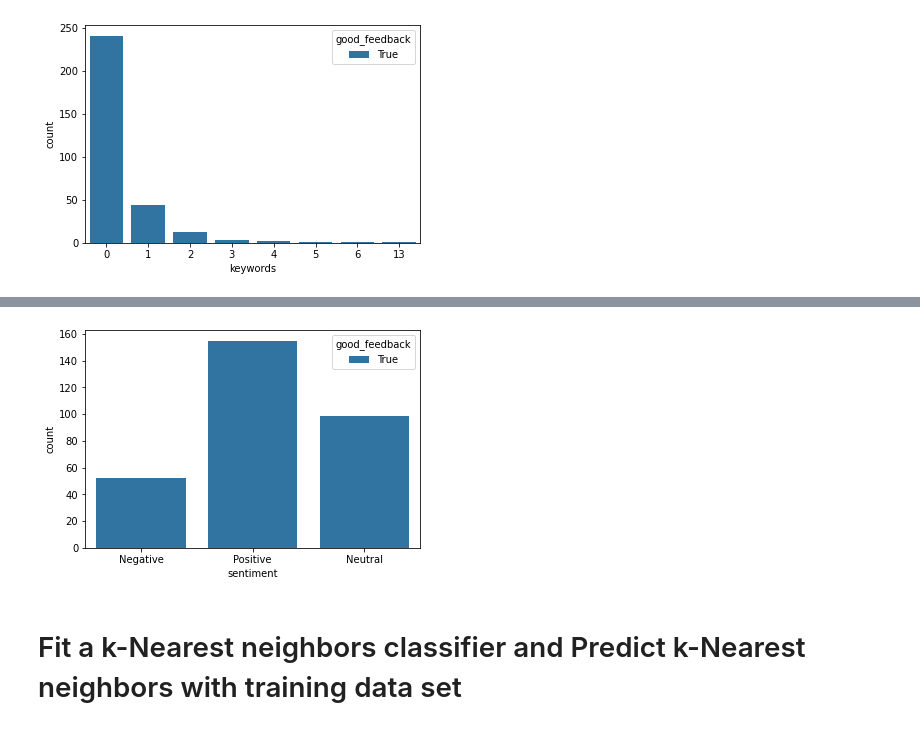
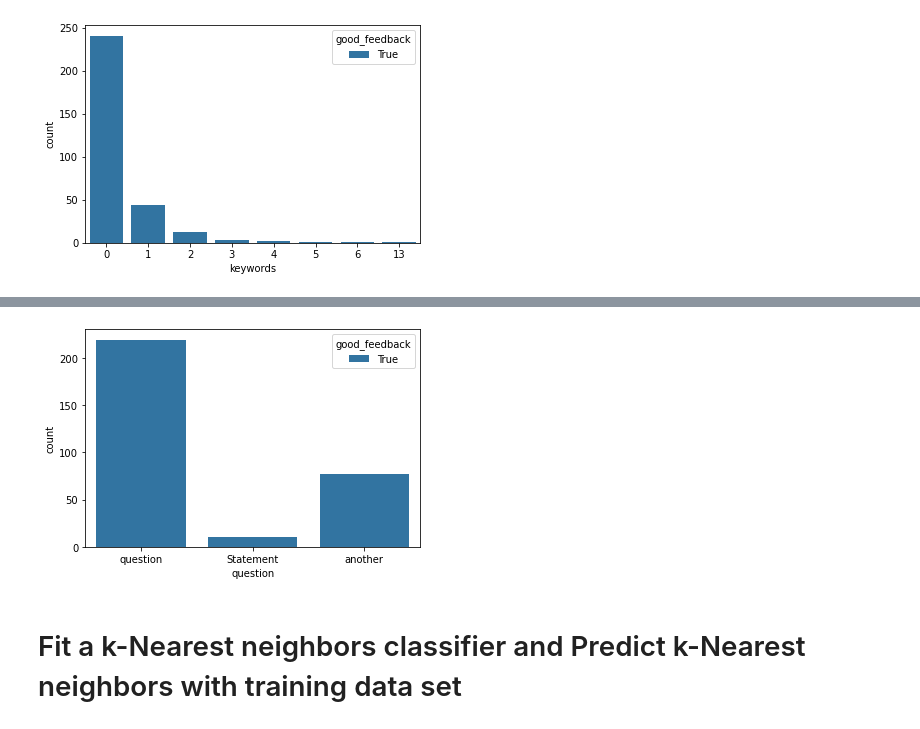
Before and after one commit to North-Seattle-College/ad440-winter2022-tuesday-repo, a Jupyter notebook: frontend/documentation/MlModel.ipynb, the cells around one changed output, grey strips where cells are left out. Saved outputs shown, nothing was run; the diff lists cells and outputs as text; code cells hidden in the pictures.

```diff
--- a/frontend/documentation/MlModel.ipynb
+++ b/frontend/documentation/MlModel.ipynb
@@ -250,10 +272,10 @@ plt.show()
 # %%
 plt.figure()
-sns.countplot(x='sentiment', hue='good_feedback', data=good_feedback)
-plt.xticks([0,1,2], ['Negative', 'Positive', 'Neutral'])
+sns.countplot(x='question', hue='good_feedback', data=good_feedback)
+plt.xticks([0,1,2], ['question', 'Statement', 'another'])
 plt.show()
 # %% [output]
-[figure, old version]
+[figure, new version]
 # %% [markdown]
 # Fit a k-Nearest neighbors classifier and Predict k-Nearest neighbors with training data set
 # %%
```
Also changed, not shown: parts of 7 cells of this notebook.
